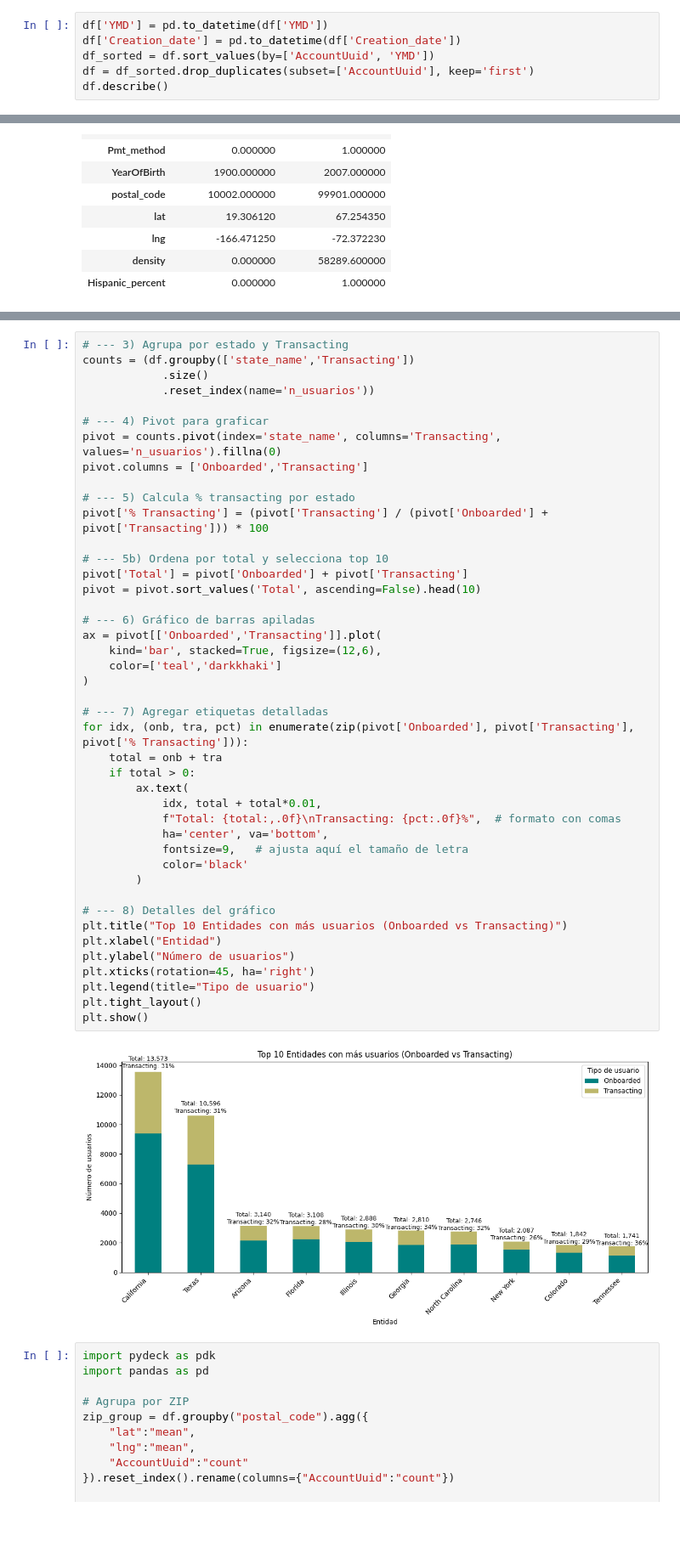
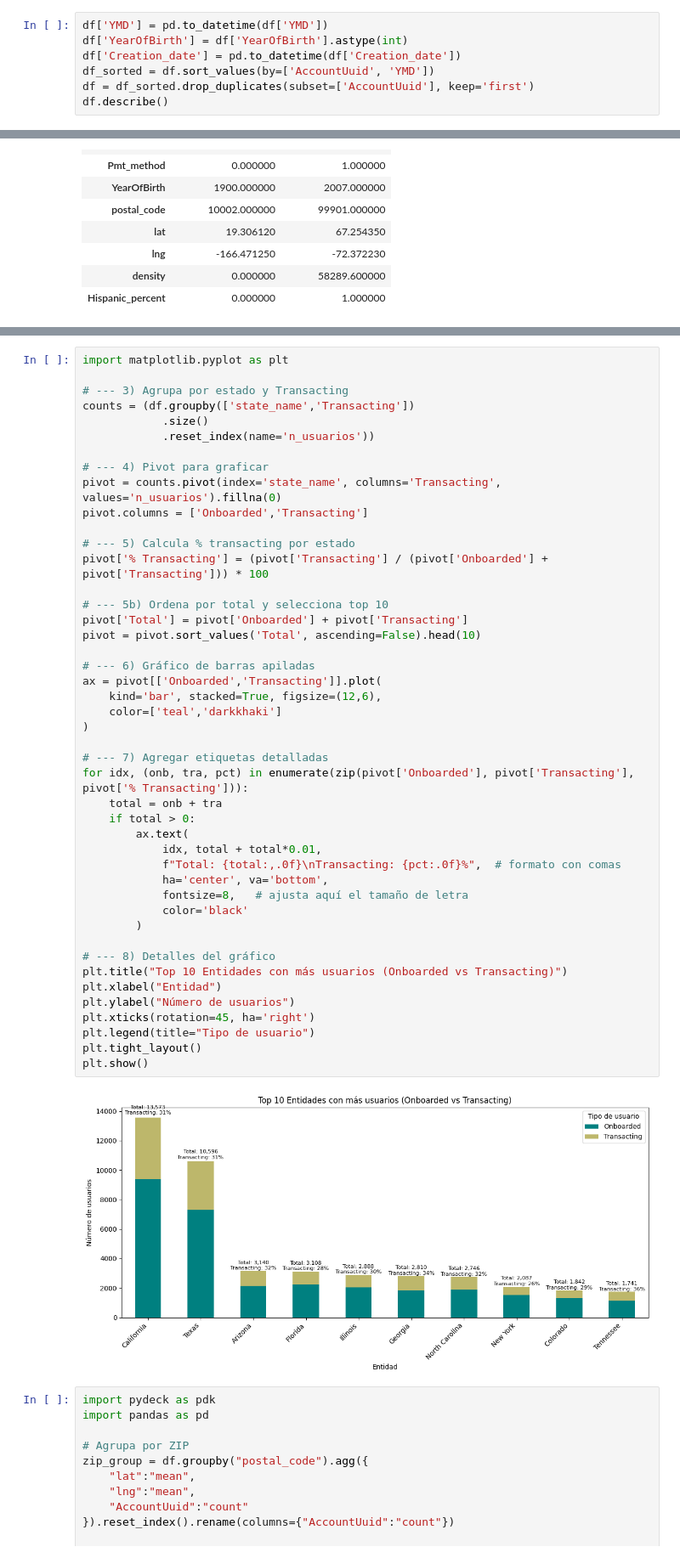
Before and after one commit to christiangarza1505813/ClassModel, a Jupyter notebook: Model/model.ipynb, the cells around one changed output, grey strips where cells are left out. Shown at 85% size. Drawn from its saved outputs; the diff is of its cells as text; blank space fills up the shorter version.

```diff
--- a/Model/model.ipynb
+++ b/Model/model.ipynb
@@ -46,6 +46,7 @@ df = df.merge(
 df = df.drop(columns=['Postal_Code'])
 # %%
 df['YMD'] = pd.to_datetime(df['YMD'])
+df['YearOfBirth'] = df['YearOfBirth'].astype(int)
 df['Creation_date'] = pd.to_datetime(df['Creation_date'])
 df_sorted = df.sort_values(by=['AccountUuid', 'YMD'])
 df = df_sorted.drop_duplicates(subset=['AccountUuid'], keep='first')
@@ -287,6 +290,8 @@ See the caveats in the documentation: https://pandas.pydata.org/pandas-docs/stab
   df2['year_month'] = df2['YMD'].dt.to_period('M').astype(str)
 [figure]
 # %%
+import matplotlib.pyplot as plt
+
 # --- 3) Agrupa por estado y Transacting
 counts = (df.groupby(['state_name','Transacting'])
             .size()
@@ -302,35 +307,35 @@ pivot['% Transacting'] = (pivot['Transacting'] / (pivot['Onboarded'] + pivot['Tr
 # --- 5b) Ordena por total y selecciona top 10
 pivot['Total'] = pivot['Onboarded'] + pivot['Transacting']
 pivot = pivot.sort_values('Total', ascending=False).head(10)
 
 # --- 6) Gráfico de barras apiladas
 ax = pivot[['Onboarded','Transacting']].plot(
     kind='bar', stacked=True, figsize=(12,6),
     color=['teal','darkkhaki']
 )
 
 # --- 7) Agregar etiquetas detalladas
 for idx, (onb, tra, pct) in enumerate(zip(pivot['Onboarded'], pivot['Transacting'], pivot['% Transacting'])):
     total = onb + tra
     if total > 0:
         ax.text(
             idx, total + total*0.01,
             f"Total: {total:,.0f}\nTransacting: {pct:.0f}%",  # formato con comas
             ha='center', va='bottom',
-            fontsize=9,   # ajusta aquí el tamaño de letra
+            fontsize=8,   # ajusta aquí el tamaño de letra
             color='black'
         )
 
 # --- 8) Detalles del gráfico
 plt.title("Top 10 Entidades con más usuarios (Onboarded vs Transacting)")
 plt.xlabel("Entidad")
 plt.ylabel("Número de usuarios")
 plt.xticks(rotation=45, ha='right')
 plt.legend(title="Tipo de usuario")
 plt.tight_layout()
 plt.show()
 # %% [output]
-[figure, old version]
+[figure, new version]
 # %%
 import pydeck as pdk
 import pandas as pd
```
Also changed, not shown: parts of 7 cells of this notebook.
